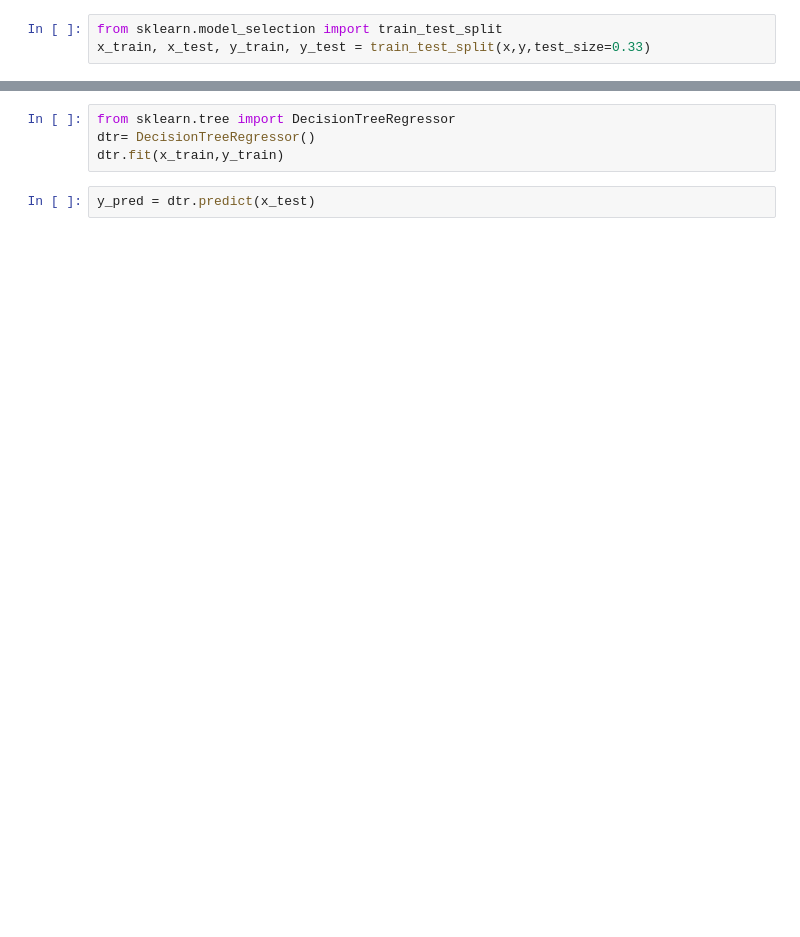
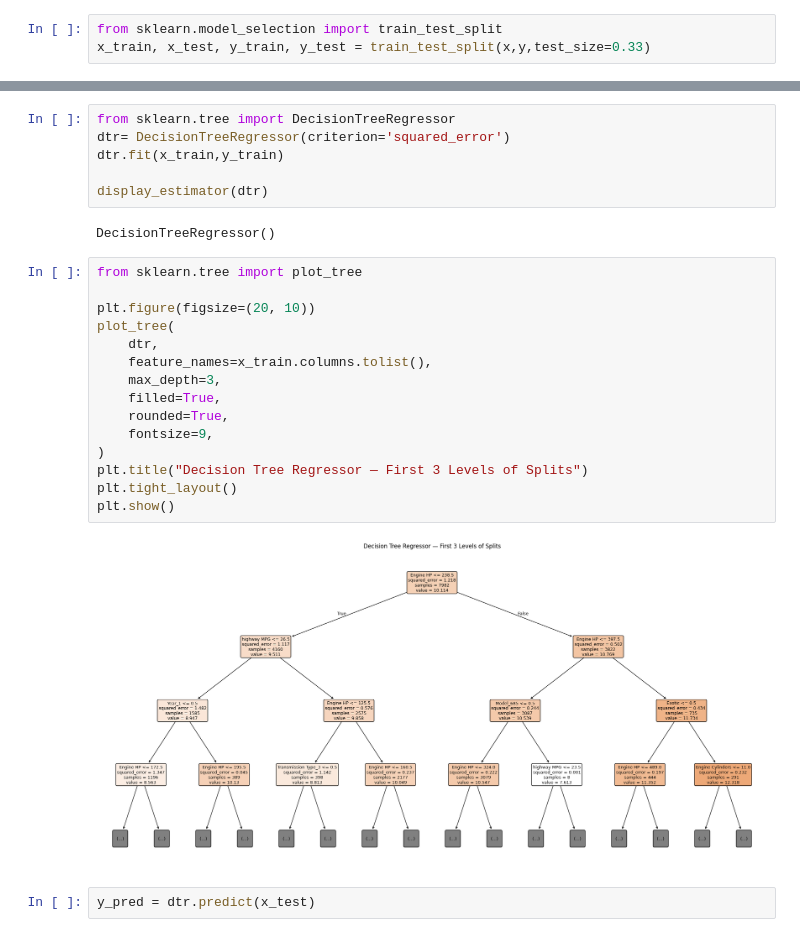
Before and after one commit to nirvana644/IATD-Machine-Learning-Algorithms, a Jupyter notebook: week_3_decision_tree_3_regression.ipynb, the cells around one changed output, grey strips where cells are left out. Saved outputs shown, nothing was run; the diff lists cells and outputs as text; blank space fills up the shorter version.

Commit message:
Extra readings decision trees — Third reading

```diff
--- a/week_3_decision_tree_3_regression.ipynb
+++ b/week_3_decision_tree_3_regression.ipynb
@@ -172,7 +1296,28 @@ x_train, x_test, y_train, y_test = train_test_split(x,y,test_size=0.33)
 # %%
 from sklearn.tree import DecisionTreeRegressor
-dtr= DecisionTreeRegressor()
+dtr= DecisionTreeRegressor(criterion='squared_error')
 dtr.fit(x_train,y_train)
+
+display_estimator(dtr)
+# %% [output]
+DecisionTreeRegressor()
+# %%
+from sklearn.tree import plot_tree
+
+plt.figure(figsize=(20, 10))
+plot_tree(
+    dtr,
+    feature_names=x_train.columns.tolist(),
+    max_depth=3,
+    filled=True,
+    rounded=True,
+    fontsize=9,
+)
+plt.title("Decision Tree Regressor — First 3 Levels of Splits")
+plt.tight_layout()
+plt.show()
+# %% [output]
+[figure, added]
 # %%
 y_pred = dtr.predict(x_test)
 # %%
```
Also changed, not shown: parts of 75 cells of this notebook, 4 other files.
